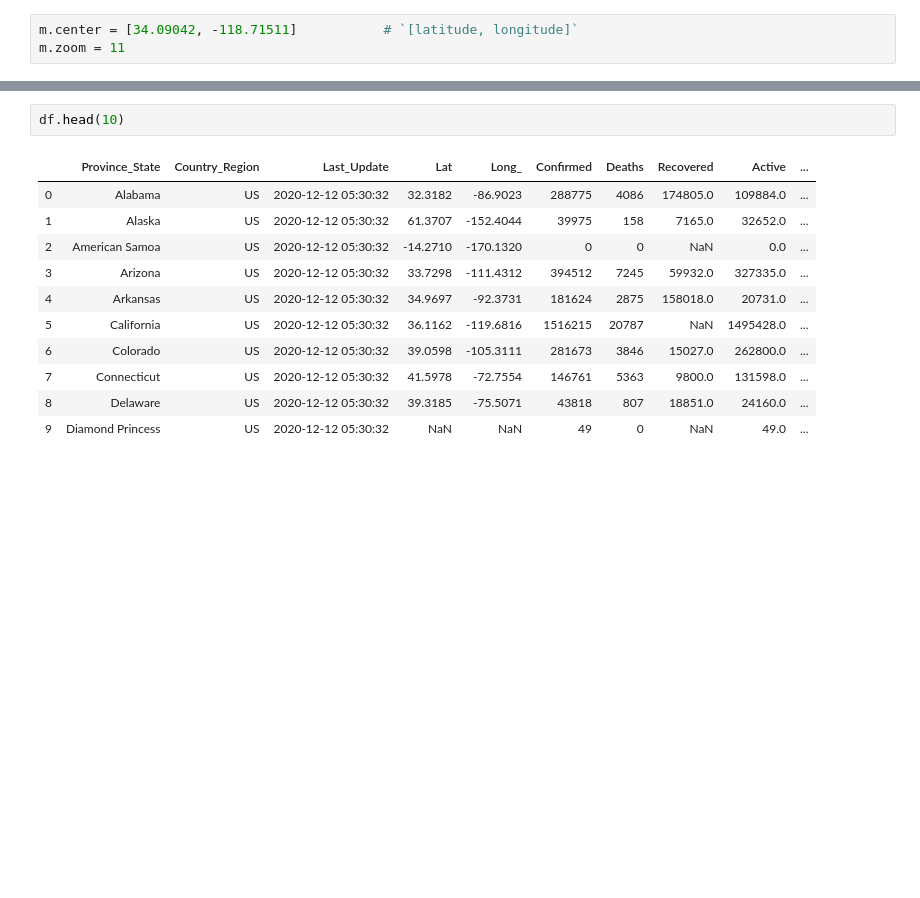
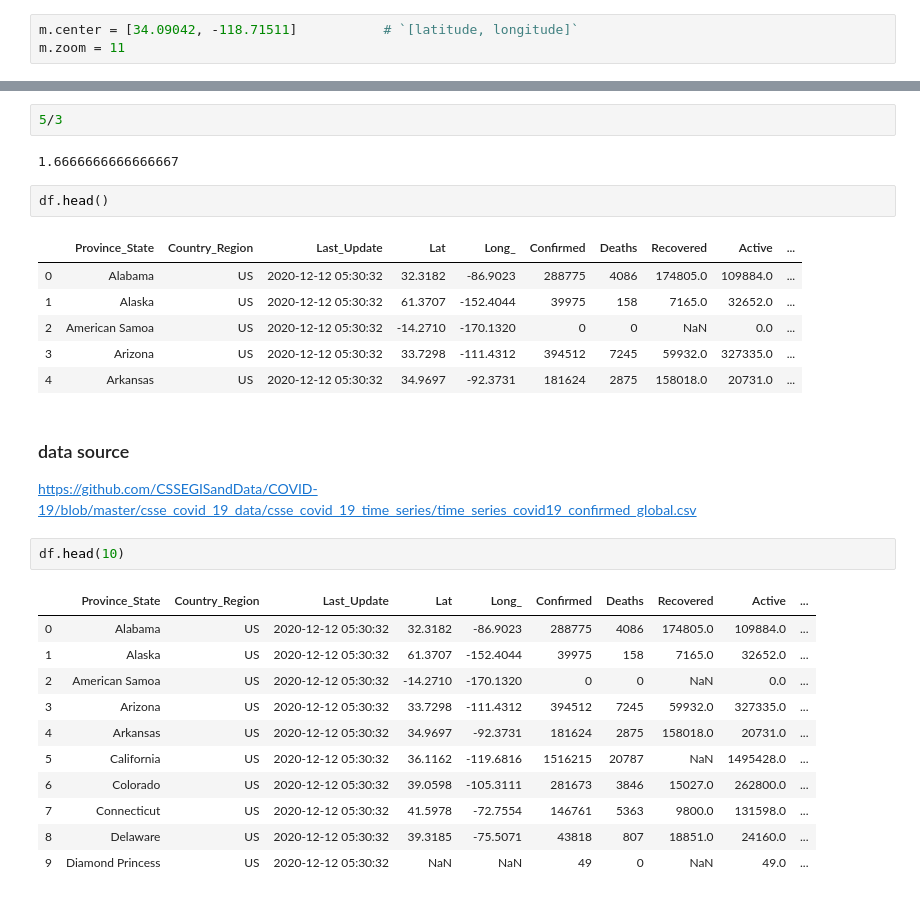
Before and after one commit to mcleverley/sulfur_dioxide_global, a Jupyter notebook: arcgis_geospatial/arcgis_layering.ipynb, the cells around one changed output, grey strips where cells are left out. Drawn from its saved outputs; the diff is of its cells as text; blank space fills up the shorter version.

Commit message:
exploration of 12/11/2020 data

```diff
--- a/arcgis_geospatial/arcgis_layering.ipynb
+++ b/arcgis_geospatial/arcgis_layering.ipynb
@@ -38,3 +59,19 @@ df.describe()
+# %%
+5/3
+# %% [output]
+1.6666666666666667
+# %%
+df.head()
+# %% [output]
+|  | Province_State | Country_Region | Last_Update | Lat | Long_ | Confirmed | Deaths | Recovered | Active | ... |
+| 0 | Alabama | US | 2020-12-12 05:30:32 | 32.3182 | -86.9023 | 288775 | 4086 | 174805.0 | 109884.0 | ... |
+| 1 | Alaska | US | 2020-12-12 05:30:32 | 61.3707 | -152.4044 | 39975 | 158 | 7165.0 | 32652.0 | ... |
+| 2 | American Samoa | US | 2020-12-12 05:30:32 | -14.2710 | -170.1320 | 0 | 0 | NaN | 0.0 | ... |
+| 3 | Arizona | US | 2020-12-12 05:30:32 | 33.7298 | -111.4312 | 394512 | 7245 | 59932.0 | 327335.0 | ... |
+| 4 | Arkansas | US | 2020-12-12 05:30:32 | 34.9697 | -92.3731 | 181624 | 2875 | 158018.0 | 20731.0 | ... |
+# %% [markdown]
+### data source
+https://github.com/CSSEGISandData/COVID-19/blob/master/csse_covid_19_data/csse_covid_19_time_series/time_series_covid19_confirmed_global.csv
 # %%
 df.head(10)
 # %% [output]
```
Also changed, not shown: parts of 11 cells of this notebook.
